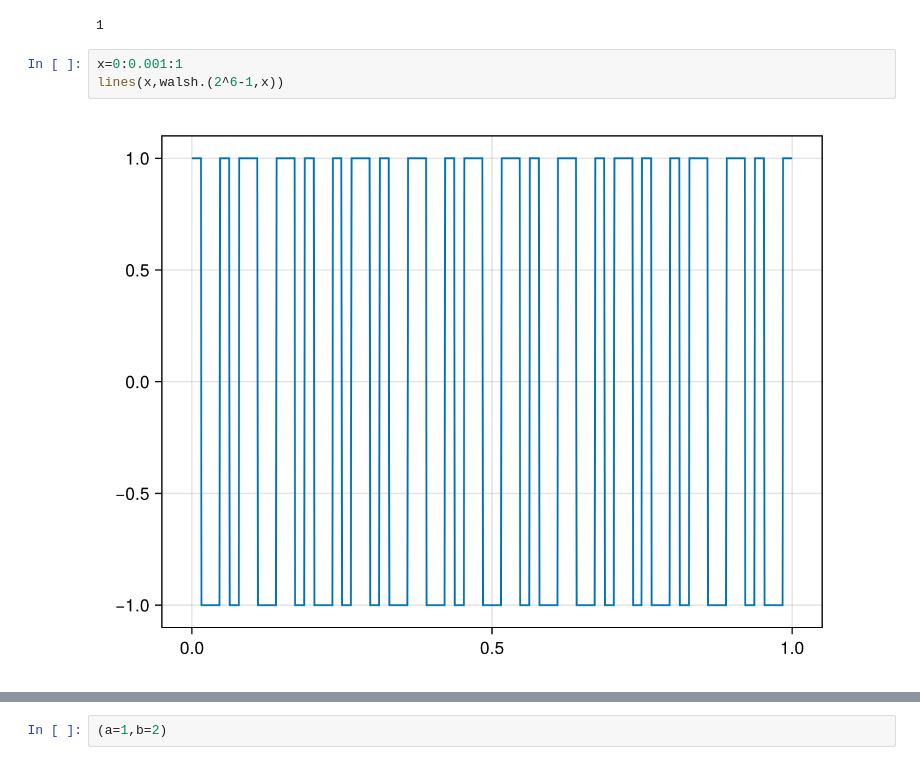
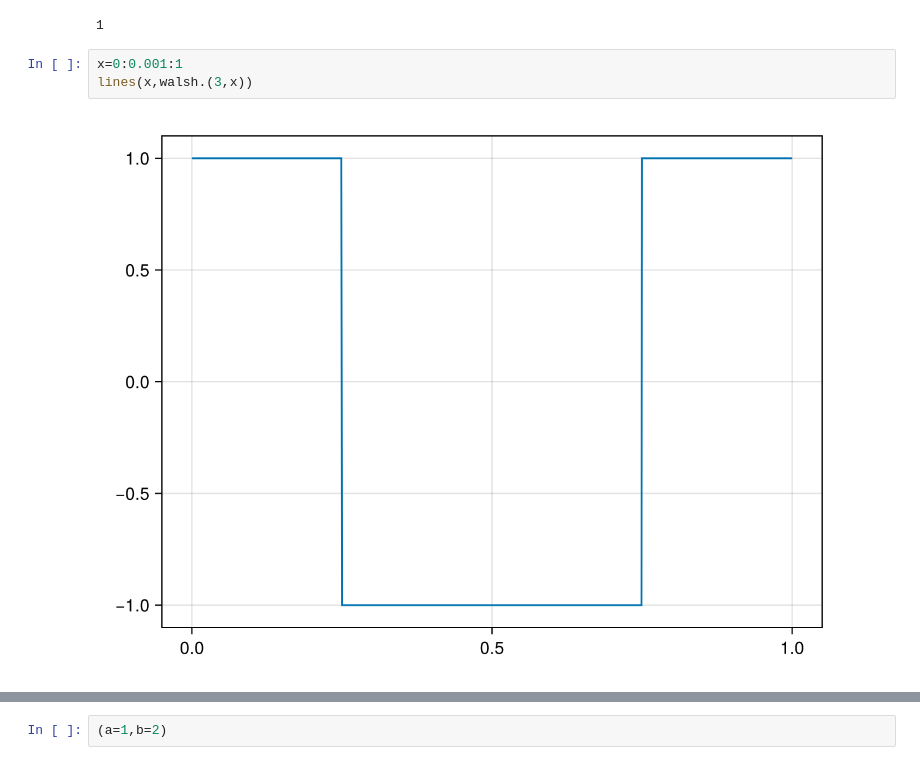
Before and after one commit to Lightup1/Penning_trap_electron, a Jupyter notebook: gate_infidelities/numerical.ipynb, the cells around one changed output, grey strips where cells are left out. Cells and saved outputs as stored; diff of their text form.

Commit message:
walsh modulation

```diff
--- a/gate_infidelities/numerical.ipynb
+++ b/gate_infidelities/numerical.ipynb
@@ -303,6 +275,6 @@ using BenchmarkTools
 1
 # %%
 x=0:0.001:1
-lines(x,walsh.(2^6-1,x))
+lines(x,walsh.(3,x))
 # %% [output]
-[figure, old version]
+[figure, new version]
```
Also changed, not shown: parts of 9 cells of this notebook, 1 other file.
